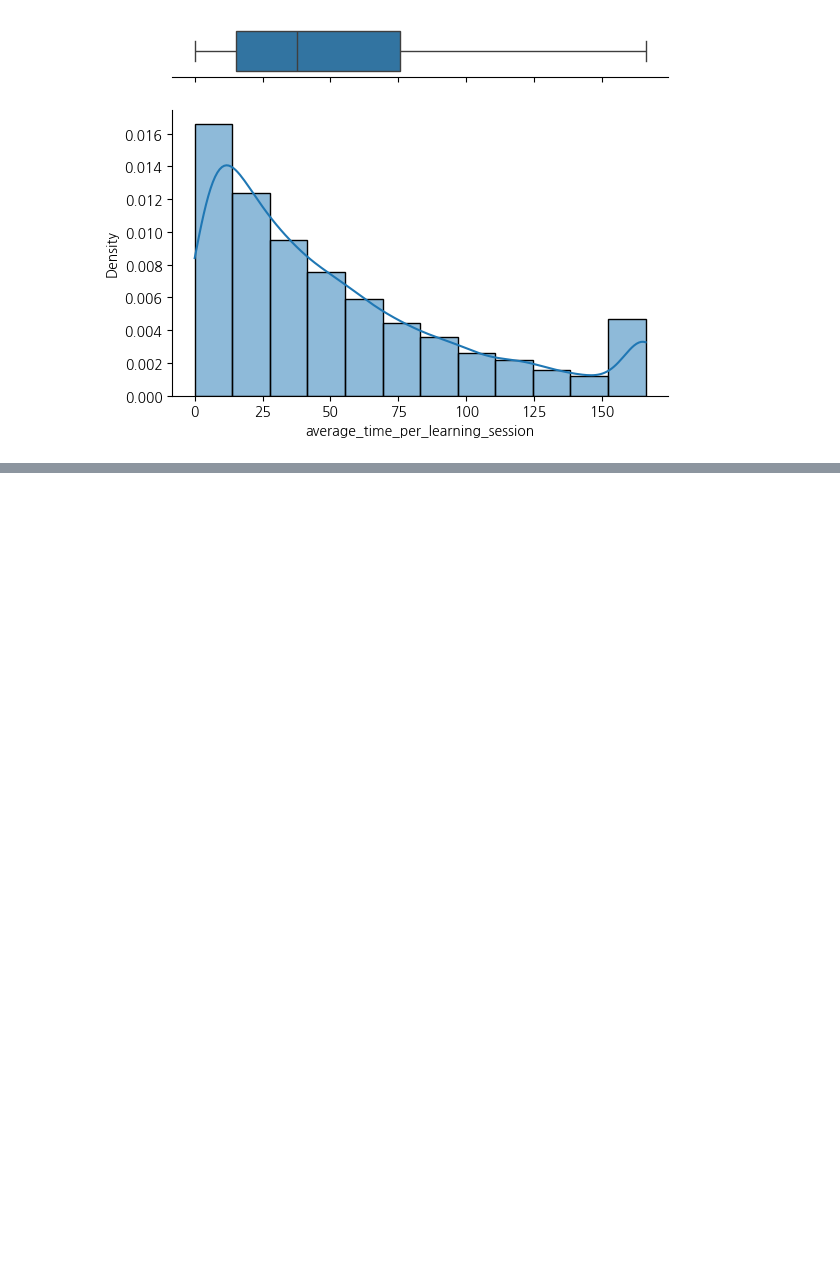
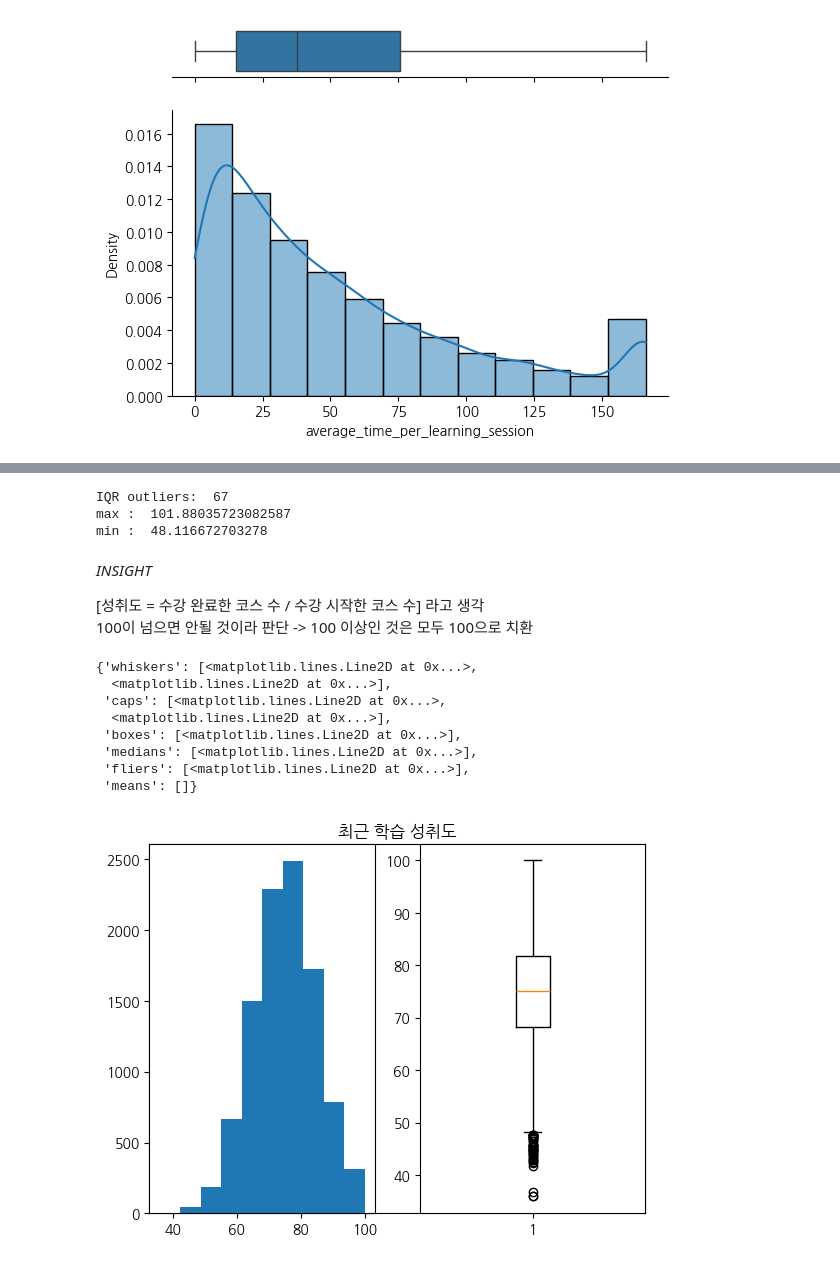
Before and after one commit to bobo-0/WASSUP4, a Jupyter notebook: 05_Data_Analysis/DA_Mini_Project.ipynb, the cells around one changed output, grey strips where cells are left out. Drawn from its saved outputs; the diff is of its cells as text; code cells hidden in the pictures; blank space fills up the shorter version.

```diff
--- a/05_Data_Analysis/DA_Mini_Project.ipynb
+++ b/05_Data_Analysis/DA_Mini_Project.ipynb
@@ -326,0 +382,34 @@ sns.despine(ax=ax_box, left=True)
+# %%
+# IQR 기준 이상치 개수 확인
+y, Max_atpls, Min_atpls = findOutliers(all_data,'recent_learning_achievement')
+# %% [output]
+IQR outliers:  67
+max :  101.88035723082587
+min :  48.116672703278
+# %% [markdown]
+*INSIGHT*
+
+[성취도 = 수강 완료한 코스 수 / 수강 시작한 코스 수] 라고 생각
+100이 넘으면 안될 것이라 판단 -> 100 이상인 것은 모두 100으로 치환
+# %%
+all_data.loc[(all_data['recent_learning_achievement']>100),'recent_learning_achievement'] = 100
+# %%
+plt.title('최근 학습 성취도')
+plt.tick_params(left = False, right = False , labelleft = False ,
+                labelbottom = False, bottom = False)
+
+plt.subplot(1,2,1)
+plt.hist(all_data['recent_learning_achievement'])
+
+plt.subplot(1,2,2)
+plt.boxplot(all_data['recent_learning_achievement'],whis = 1.5)
+# %% [output]
+{'whiskers': [<matplotlib.lines.Line2D at 0x...>,
+  <matplotlib.lines.Line2D at 0x...>],
+ 'caps': [<matplotlib.lines.Line2D at 0x...>,
+  <matplotlib.lines.Line2D at 0x...>],
+ 'boxes': [<matplotlib.lines.Line2D at 0x...>],
+ 'medians': [<matplotlib.lines.Line2D at 0x...>],
+ 'fliers': [<matplotlib.lines.Line2D at 0x...>],
+ 'means': []}
+[figure, added]
```
Also changed, not shown: parts of 29 cells of this notebook.
